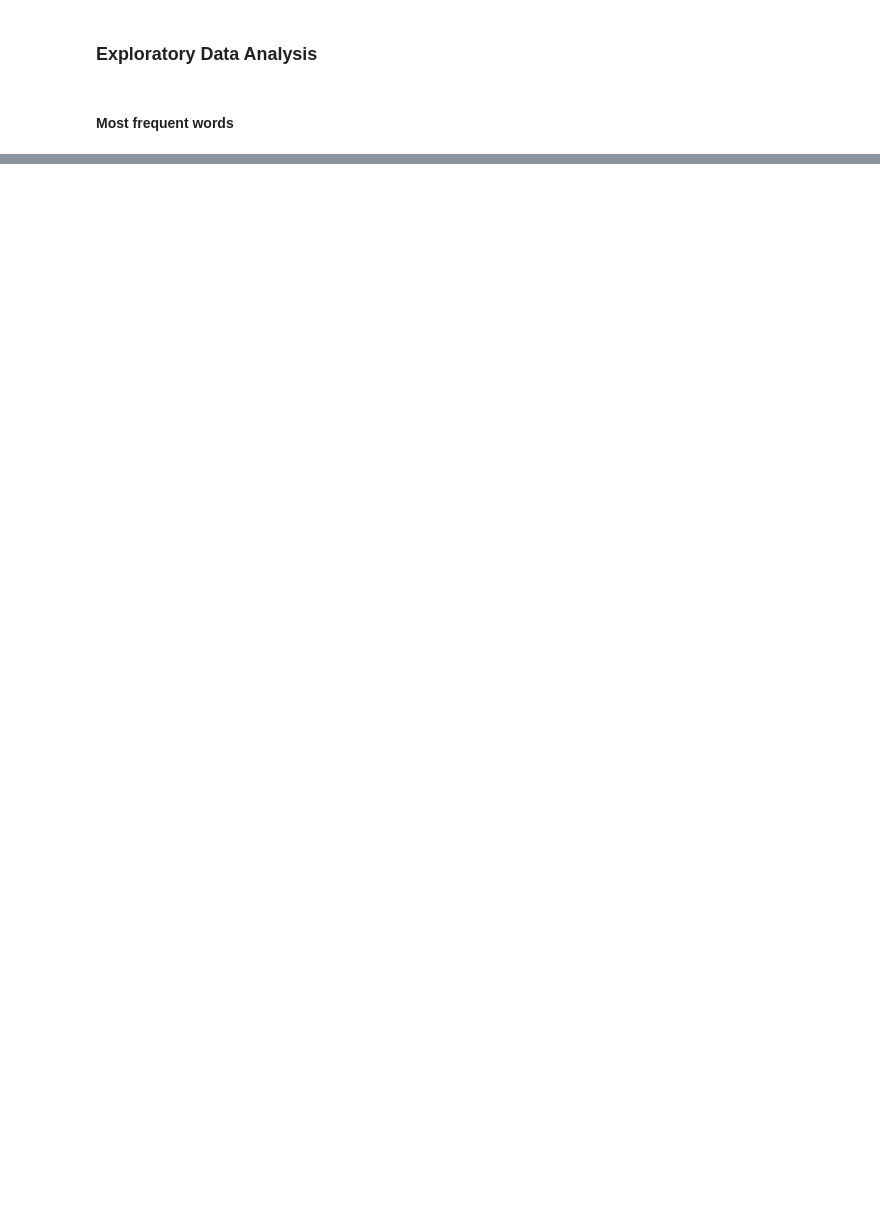
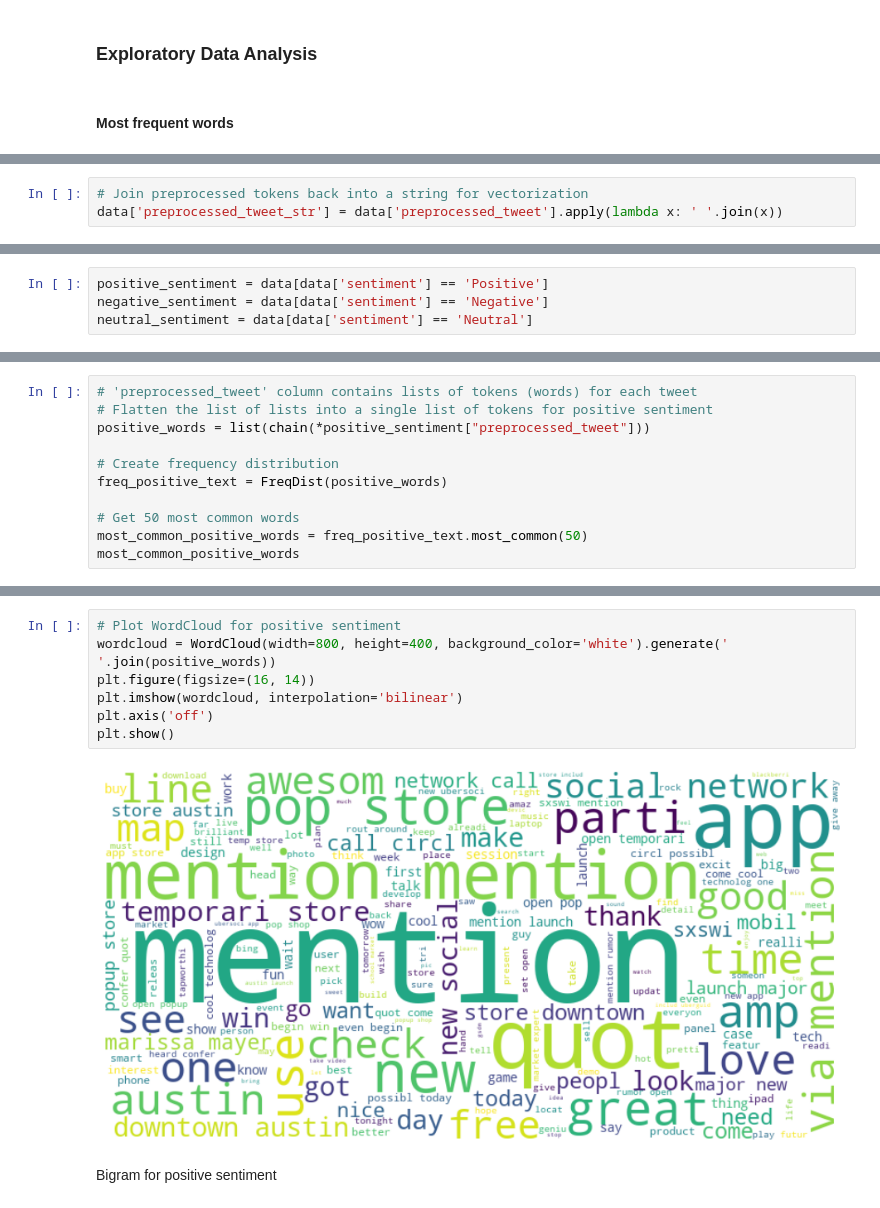
Before and after one commit to KImondorose/Deciphering-the-Public-Opinion-on-Apple, a Jupyter notebook: work_in_progress/kirui.ipynb, the cells around one changed output, grey strips where cells are left out. Drawn from its saved outputs; the diff is of its cells as text; blank space fills up the shorter version.

```diff
--- a/work_in_progress/kirui.ipynb
+++ b/work_in_progress/kirui.ipynb
@@ -514,0 +555,3 @@ plt.show()
+# %%
+# Join preprocessed tokens back into a string for vectorization
+data['preprocessed_tweet_str'] = data['preprocessed_tweet'].apply(lambda x: ' '.join(x))
@@ -514,0 +569,4 @@ plt.show()
+# %%
+positive_sentiment = data[data['sentiment'] == 'Positive']
+negative_sentiment = data[data['sentiment'] == 'Negative']
+neutral_sentiment = data[data['sentiment'] == 'Neutral']
@@ -514,0 +592,11 @@ plt.show()
+# %%
+# 'preprocessed_tweet' column contains lists of tokens (words) for each tweet
+# Flatten the list of lists into a single list of tokens for positive sentiment
+positive_words = list(chain(*positive_sentiment["preprocessed_tweet"]))
+
+# Create frequency distribution
+freq_positive_text = FreqDist(positive_words)
+
+# Get 50 most common words
+most_common_positive_words = freq_positive_text.most_common(50)
+most_common_positive_words
@@ -514,0 +621,11 @@ plt.show()
+# %%
+# Plot WordCloud for positive sentiment
+wordcloud = WordCloud(width=800, height=400, background_color='white').generate(' '.join(positive_words))
+plt.figure(figsize=(16, 14))
+plt.imshow(wordcloud, interpolation='bilinear')
+plt.axis('off')
+plt.show()
+# %% [output]
+[figure, added]
+# %% [markdown]
+Bigram for positive sentiment
```
Also changed, not shown: parts of 29 cells of this notebook.
